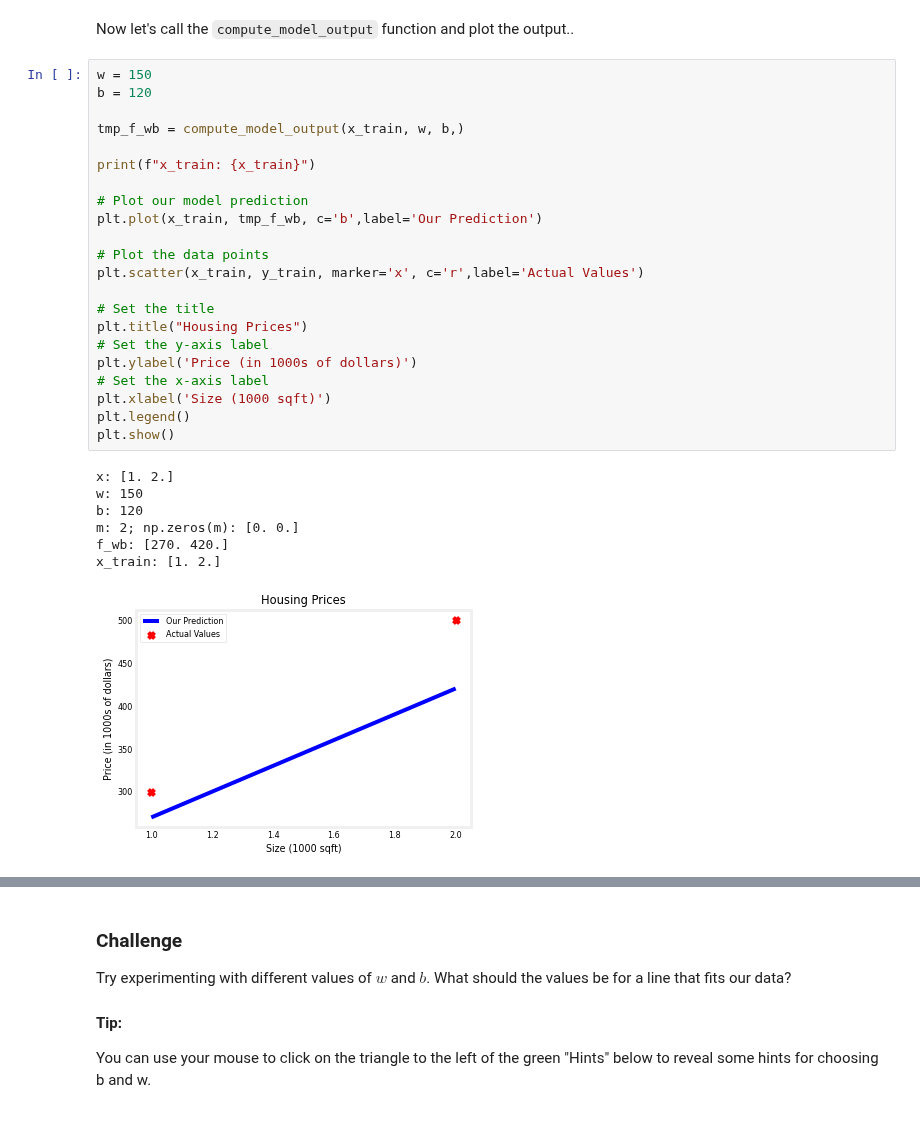
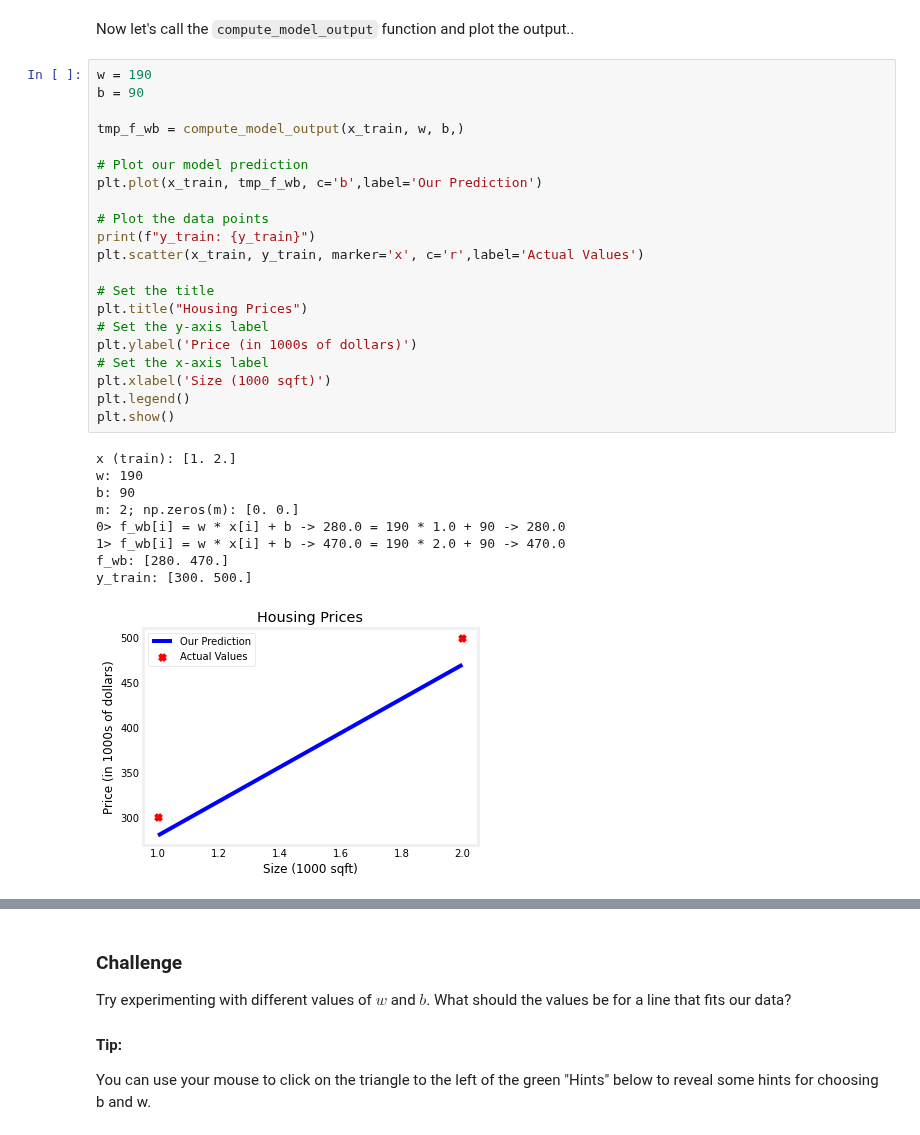
Before and after one commit to andreformento/learning-machine-learning, a Jupyter notebook: src/machine-learning-introduction/C1_W1/C1_W1_Lab03_Model_Representation_Soln.ipynb, the cells around one changed output, grey strips where cells are left out. Cells and saved outputs as stored; diff of their text form.

```diff
--- a/src/machine-learning-introduction/C1_W1/C1_W1_Lab03_Model_Representation_Soln.ipynb
+++ b/src/machine-learning-introduction/C1_W1/C1_W1_Lab03_Model_Representation_Soln.ipynb
@@ -174,35 +175,36 @@ def compute_model_output(x, w, b):
 # %% [markdown]
 Now let's call the `compute_model_output` function and plot the output..
 # %%
-w = 150
-b = 120
+w = 190
+b = 90
 
 tmp_f_wb = compute_model_output(x_train, w, b,)
-
-print(f"x_train: {x_train}")
 
 # Plot our model prediction
 plt.plot(x_train, tmp_f_wb, c='b',label='Our Prediction')
 
 # Plot the data points
+print(f"y_train: {y_train}")
 plt.scatter(x_train, y_train, marker='x', c='r',label='Actual Values')
 
 # Set the title
 plt.title("Housing Prices")
 # Set the y-axis label
 plt.ylabel('Price (in 1000s of dollars)')
 # Set the x-axis label
 plt.xlabel('Size (1000 sqft)')
 plt.legend()
 plt.show()
 # %% [output]
-x: [1. 2.]
-w: 150
-b: 120
+x (train): [1. 2.]
+w: 190
+b: 90
 m: 2; np.zeros(m): [0. 0.]
-f_wb: [270. 420.]
-x_train: [1. 2.]
+0> f_wb[i] = w * x[i] + b -> 280.0 = 190 * 1.0 + 90 -> 280.0
+1> f_wb[i] = w * x[i] + b -> 470.0 = 190 * 2.0 + 90 -> 470.0
+f_wb: [280. 470.]
+y_train: [300. 500.]
-[figure, old version]
+[figure, new version]
 # %%
 md(f"As you can see, setting $w = {w}$ and $b = {b}$ does *not* result in a line that fits our data.")
 # %% [output]
```
Also changed, not shown: parts of 2 cells of this notebook.
